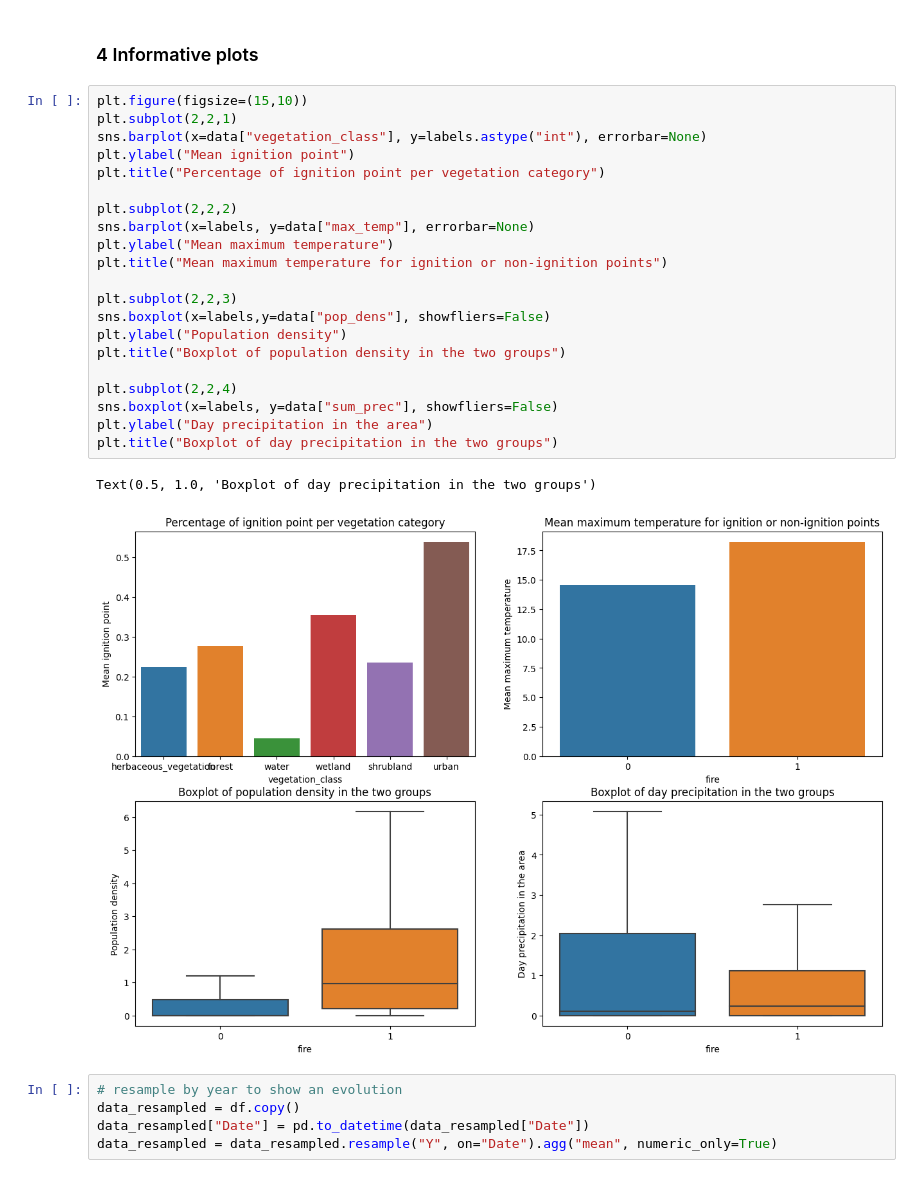
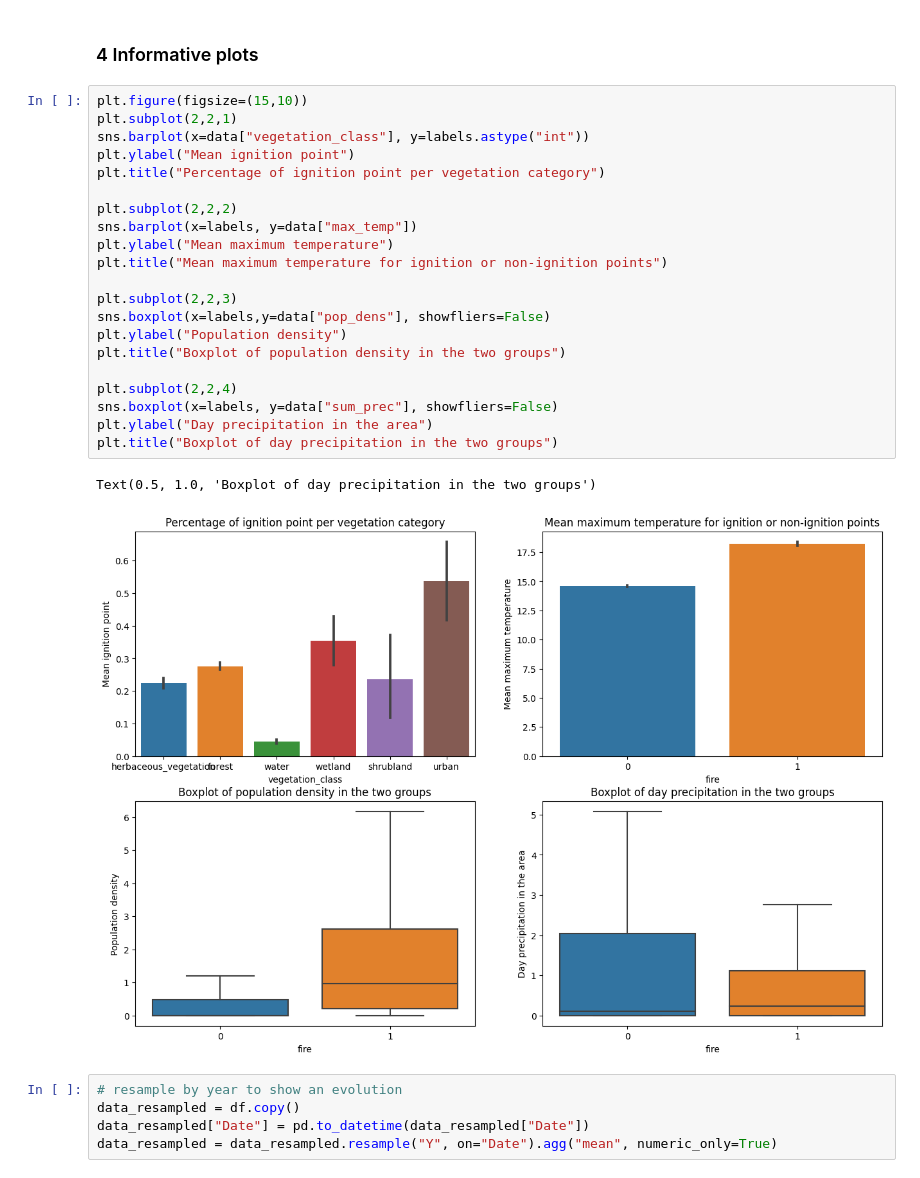
Before and after one commit to WarmongeringBeaver/M2DS_DataCamp_Challenge, a Jupyter notebook: fire_starting_kit.ipynb, the cells around one changed output. Drawn from its saved outputs; the diff is of its cells as text.

```diff
--- a/fire_starting_kit.ipynb
+++ b/fire_starting_kit.ipynb
@@ -218,27 +233,27 @@ plt.show()
 # %%
 plt.figure(figsize=(15,10))
 plt.subplot(2,2,1)
-sns.barplot(x=data["vegetation_class"], y=labels.astype("int"), errorbar=None)
+sns.barplot(x=data["vegetation_class"], y=labels.astype("int"))
 plt.ylabel("Mean ignition point")
 plt.title("Percentage of ignition point per vegetation category")
 
 plt.subplot(2,2,2)
-sns.barplot(x=labels, y=data["max_temp"], errorbar=None)
+sns.barplot(x=labels, y=data["max_temp"])
 plt.ylabel("Mean maximum temperature")
 plt.title("Mean maximum temperature for ignition or non-ignition points")
 
 plt.subplot(2,2,3)
 sns.boxplot(x=labels,y=data["pop_dens"], showfliers=False)
 plt.ylabel("Population density")
 plt.title("Boxplot of population density in the two groups")
 
 plt.subplot(2,2,4)
 sns.boxplot(x=labels, y=data["sum_prec"], showfliers=False)
 plt.ylabel("Day precipitation in the area")
 plt.title("Boxplot of day precipitation in the two groups")
 # %% [output]
 Text(0.5, 1.0, 'Boxplot of day precipitation in the two groups')
-[figure, old version]
+[figure, new version]
 # %%
 # resample by year to show an evolution
 data_resampled = df.copy()
```
Also changed, not shown: parts of 9 cells of this notebook.
